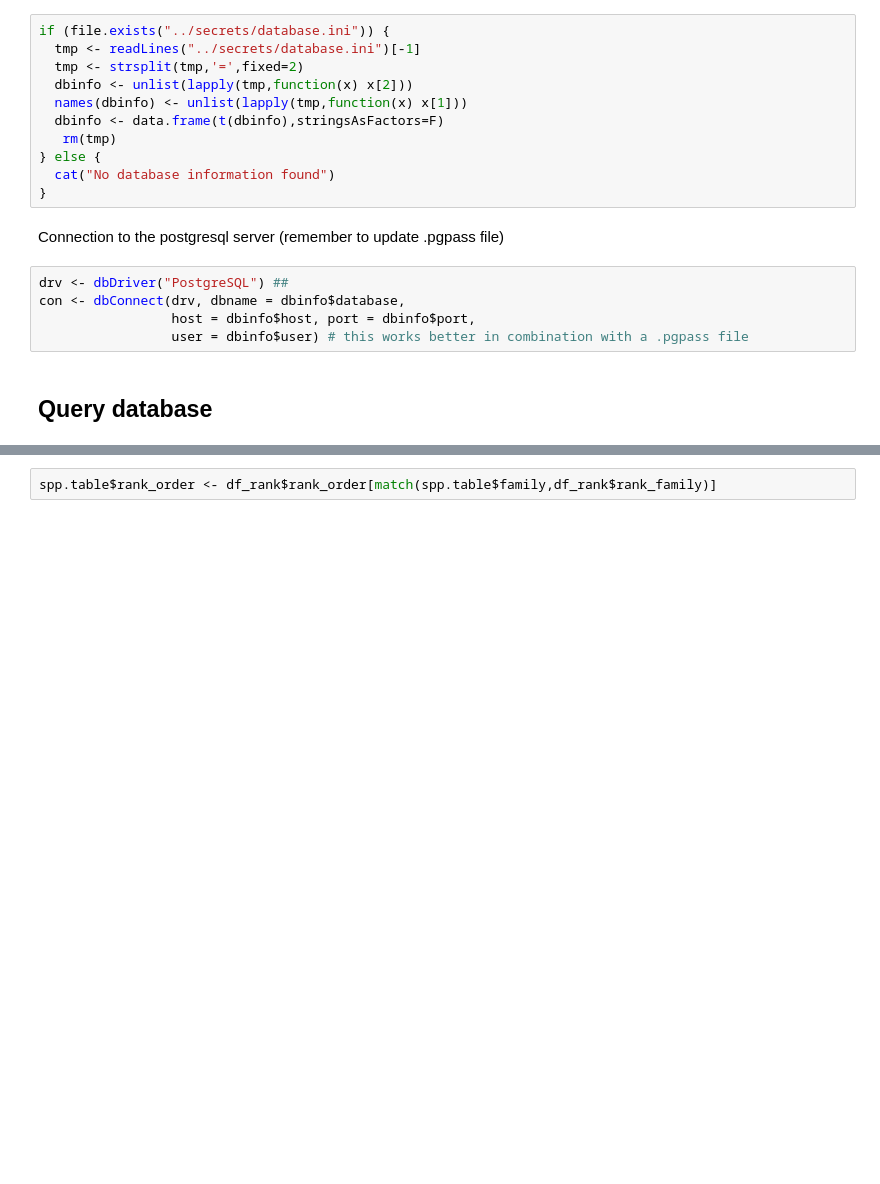
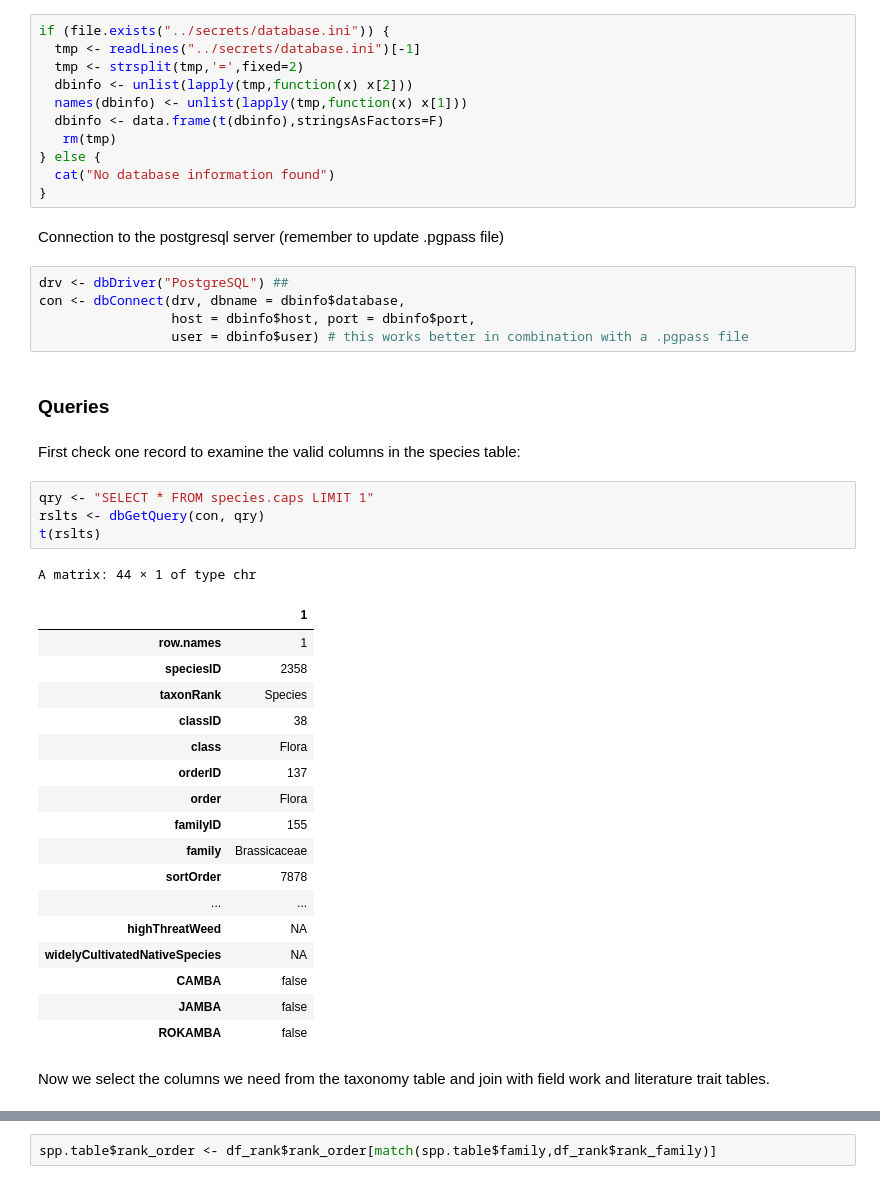
Before and after one commit to ces-unsw-edu-au/fireveg-analysis, a Jupyter notebook: read-from-database/Read-table-traits-per-species.ipynb, the cells around one changed output, grey strips where cells are left out. Cells and saved outputs as stored; diff of their text form; blank space fills up the shorter version.

```diff
--- a/read-from-database/Read-table-traits-per-species.ipynb
+++ b/read-from-database/Read-table-traits-per-species.ipynb
@@ -114,6 +43,33 @@ con <- dbConnect(drv, dbname = dbinfo$database,
                  host = dbinfo$host, port = dbinfo$port,
                  user = dbinfo$user) # this works better in combination with a .pgpass file
 # %% [markdown]
-## Query database
+### Queries
+# %% [markdown]
+First check one record to examine the valid columns in the species table:
+# %%
+qry <- "SELECT * FROM species.caps LIMIT 1"
+rslts <- dbGetQuery(con, qry)
+t(rslts)
+# %% [output]
+A matrix: 44 × 1 of type chr
+|  | 1 |
+| row.names | 1 |
+| speciesID | 2358 |
+| taxonRank | Species |
+| classID | 38 |
+| class | Flora |
+| orderID | 137 |
+| order | Flora |
+| familyID | 155 |
+| family | Brassicaceae |
+| sortOrder | 7878 |
+| ... | ... |
+| highThreatWeed | NA |
+| widelyCultivatedNativeSpecies | NA |
+| CAMBA | false |
+| JAMBA | false |
+| ROKAMBA | false |
+# %% [markdown]
+Now we select the columns we need from the taxonomy table and join with field work and literature trait tables.
 # %%
 qry <-
```
Also changed, not shown: parts of 31 cells of this notebook, 6 other files.
